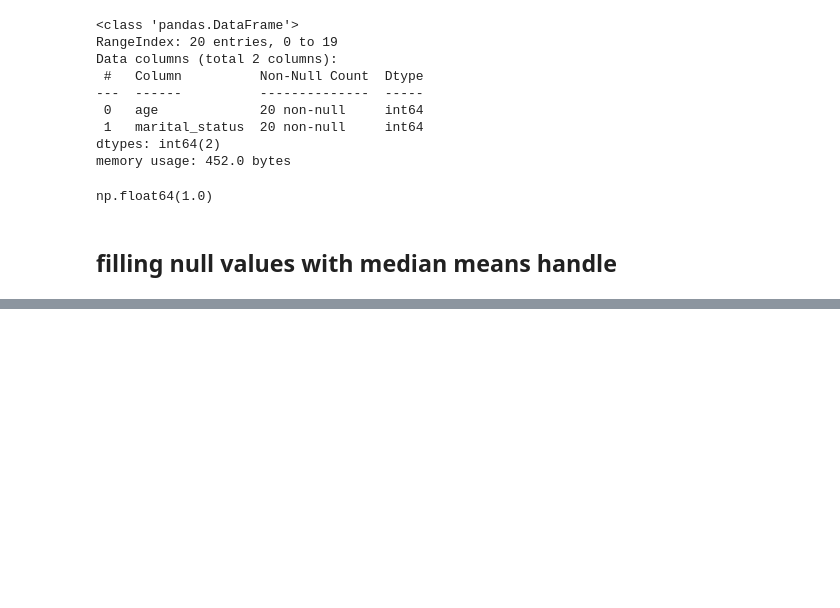
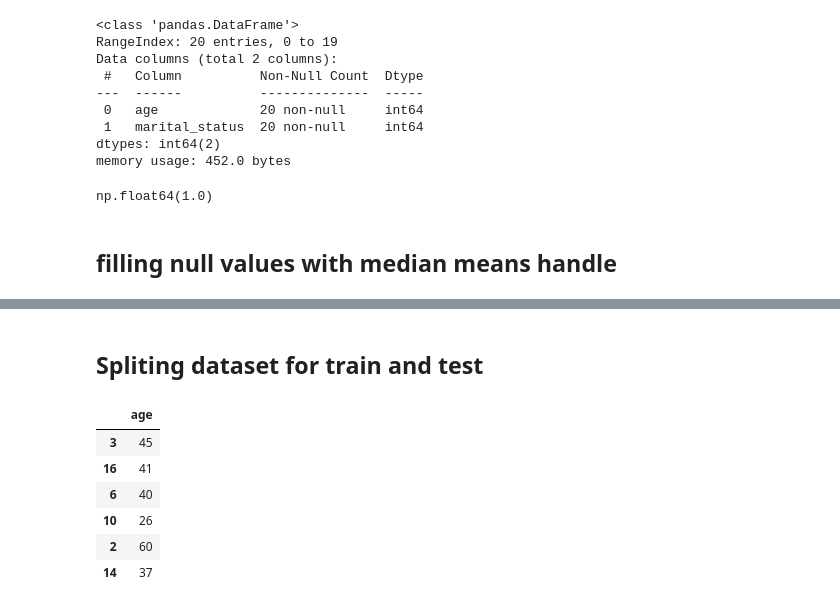
Before and after one commit to Istiaq-Alam/Machine-Learning-Lab, a Jupyter notebook: Lab-06/Lab-06_Logistic Regression.ipynb, the cells around one changed output, grey strips where cells are left out. Drawn from its saved outputs; the diff is of its cells as text; code cells hidden in the pictures; blank space fills up the shorter version.

```diff
--- a/Lab-06/Lab-06_Logistic Regression.ipynb
+++ b/Lab-06/Lab-06_Logistic Regression.ipynb
@@ -87,0 +143,2 @@ df.marital_status= df.marital_status.fillna(handle)
+# %%
+y= df['marital_status']
@@ -87,0 +165,2 @@ df.marital_status= df.marital_status.fillna(handle)
+# %% [markdown]
+##  Spliting dataset for train and test
@@ -87,0 +169,13 @@ df.marital_status= df.marital_status.fillna(handle)
+# %%
+#xtrain,ytrain,xtest,ytest = train_test_split(x,y,test_size= .20, random_state= 1)
+xtrain, xtest, ytrain, ytest = train_test_split(x, y, test_size = 0.30, random_state =1)
+# %%
+xtest
+# %% [output]
+|  | age |
+| 3 | 45 |
+| 16 | 41 |
+| 6 | 40 |
+| 10 | 26 |
+| 2 | 60 |
+| 14 | 37 |
```
Also changed, not shown: parts of 19 cells of this notebook.
